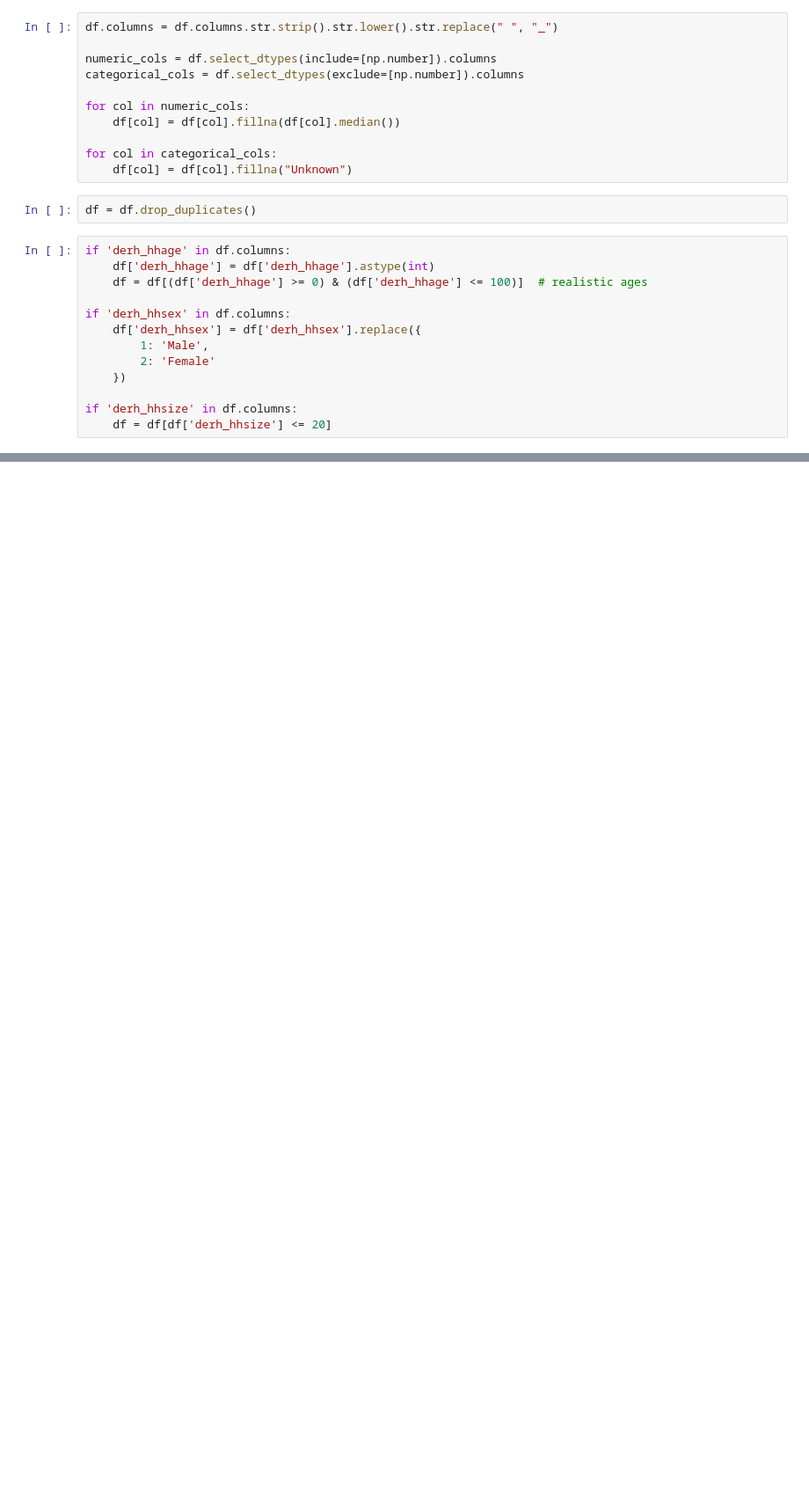
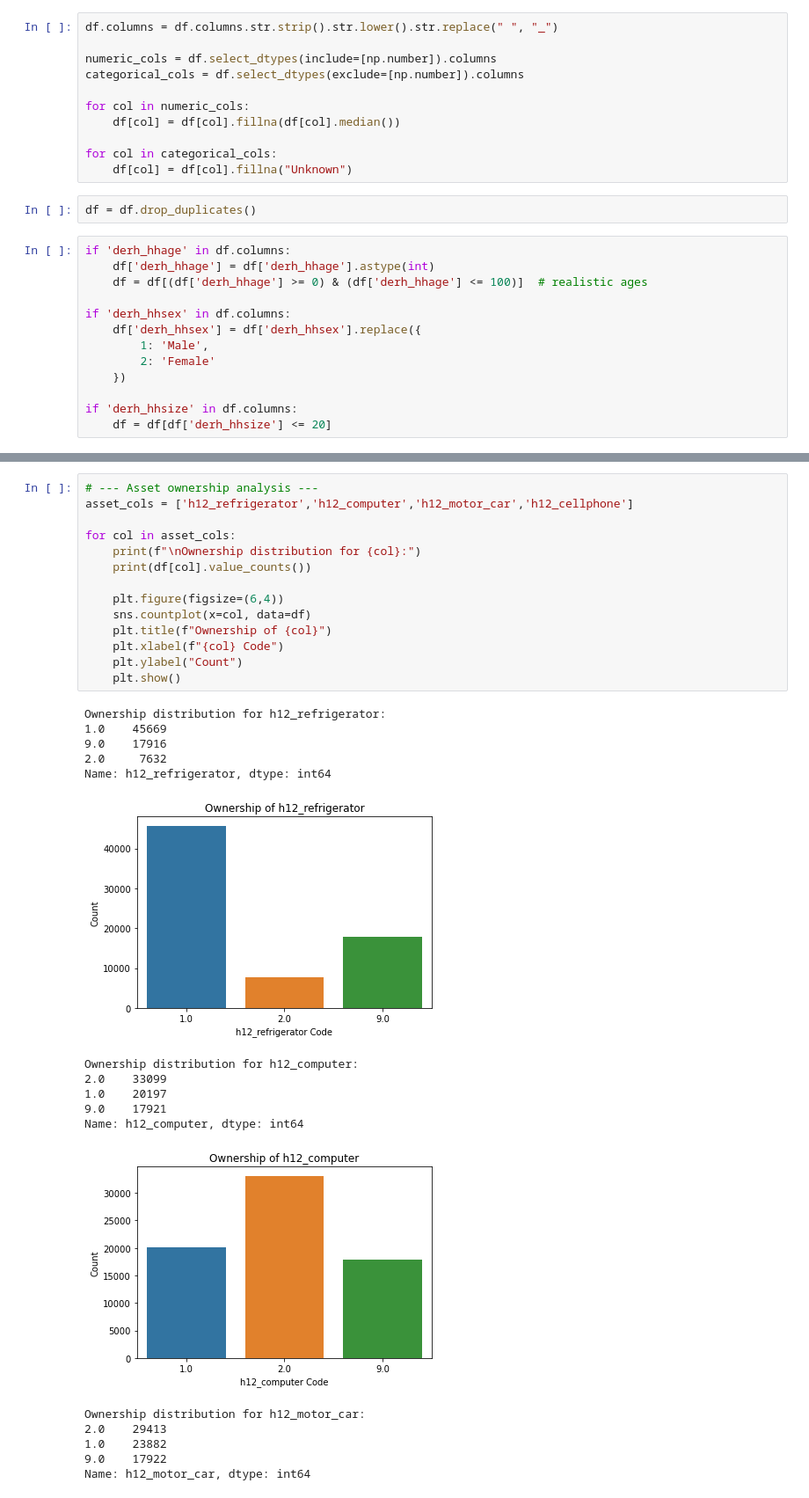
Before and after one commit to GoatKillerCoder/ida_project_group, a Jupyter notebook: IDA_Project.ipynb, the cells around one changed output, grey strips where cells are left out. Shown at 88% size. Cells and saved outputs as stored; diff of their text form; blank space fills up the shorter version.

```diff
--- a/IDA_Project.ipynb
+++ b/IDA_Project.ipynb
@@ -268 +265,33 @@ h03_tenure
 Name: derh_hhage, dtype: float64
+# %%
+# --- Asset ownership analysis ---
+asset_cols = ['h12_refrigerator','h12_computer','h12_motor_car','h12_cellphone']
+
+for col in asset_cols:
+    print(f"\nOwnership distribution for {col}:")
+    print(df[col].value_counts())
+
+    plt.figure(figsize=(6,4))
+    sns.countplot(x=col, data=df)
+    plt.title(f"Ownership of {col}")
+    plt.xlabel(f"{col} Code")
+    plt.ylabel("Count")
+    plt.show()
+# %% [output]
+Ownership distribution for h12_refrigerator:
+1.0    45669
+9.0    17916
+2.0     7632
+Name: h12_refrigerator, dtype: int64
+[figure, added]
+Ownership distribution for h12_computer:
+2.0    33099
+1.0    20197
+9.0    17921
+Name: h12_computer, dtype: int64
+[figure, added]
+Ownership distribution for h12_motor_car:
+2.0    29413
+1.0    23882
+9.0    17922
+Name: h12_motor_car, dtype: int64
```
Also changed, not shown: parts of 10 cells of this notebook.
